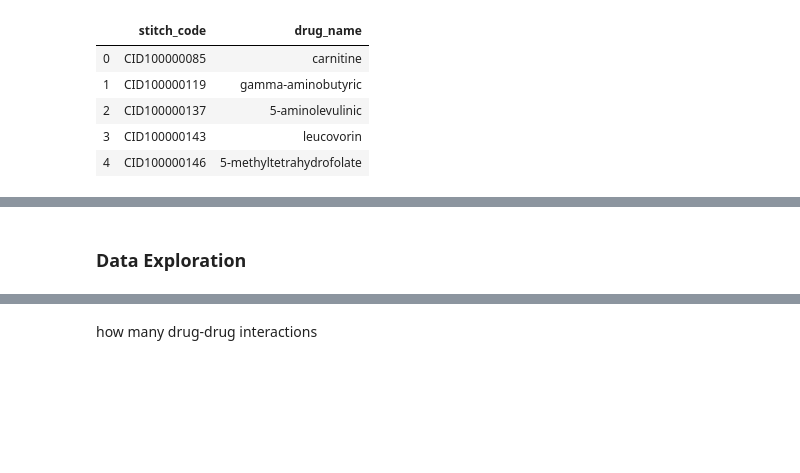
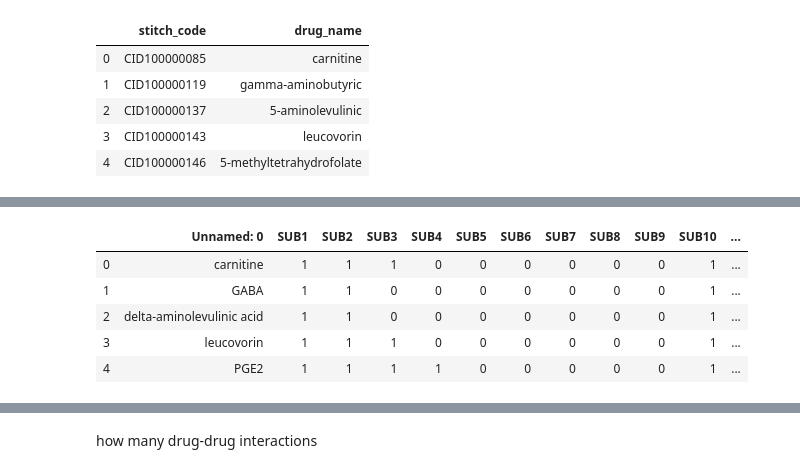
Before and after one commit to suneethi80/drug_side_effects_predictionmodel_nss, a Jupyter notebook: drug_side_effects_1_importing_datasets.ipynb, the cells around one changed output, grey strips where cells are left out. Cells and saved outputs as stored; diff of their text form; code cells hidden in the pictures; blank space fills up the shorter version.

```diff
--- a/drug_side_effects_1_importing_datasets.ipynb
+++ b/drug_side_effects_1_importing_datasets.ipynb
@@ -192,5 +200,14 @@ drug_atc.head(30)
 # %%
 #Import chemical substr dataset
+chem_str=pd.read_csv('data/chemical_substr.txt', sep='\t')
+chem_str.head()
+# %% [output]
+|  | Unnamed: 0 | SUB1 | SUB2 | SUB3 | SUB4 | SUB5 | SUB6 | SUB7 | SUB8 | SUB9 | SUB10 | ... |
+| 0 | carnitine | 1 | 1 | 1 | 0 | 0 | 0 | 0 | 0 | 0 | 1 | ... |
+| 1 | GABA | 1 | 1 | 0 | 0 | 0 | 0 | 0 | 0 | 0 | 1 | ... |
+| 2 | delta-aminolevulinic acid | 1 | 1 | 0 | 0 | 0 | 0 | 0 | 0 | 0 | 1 | ... |
+| 3 | leucovorin | 1 | 1 | 1 | 0 | 0 | 0 | 0 | 0 | 0 | 1 | ... |
+| 4 | PGE2 | 1 | 1 | 1 | 1 | 0 | 0 | 0 | 0 | 0 | 1 | ... |
 # %%
 #Load all the Pauwel's dataset
 #http://members.cbio.mines-paristech.fr/~yyamanishi/side-effect/
@@ -199,8 +216,6 @@ drug_atc.head(30)
 # %%
 #Load Mituzani datasets
 #http://web.kuicr.kyoto-u.ac.jp/supp/smizutan/target-effect/
-# %% [markdown]
-### Data Exploration
 # %%
 #Import off_sides dataset. OFFSIDES- associations before drug approval
 off_sides=pd.read_csv('data/OFFSIDES.csv.xz.csv', compression='xz', header=0, sep=',', quotechar='"')
```
Also changed, not shown: parts of 77 cells of this notebook.
